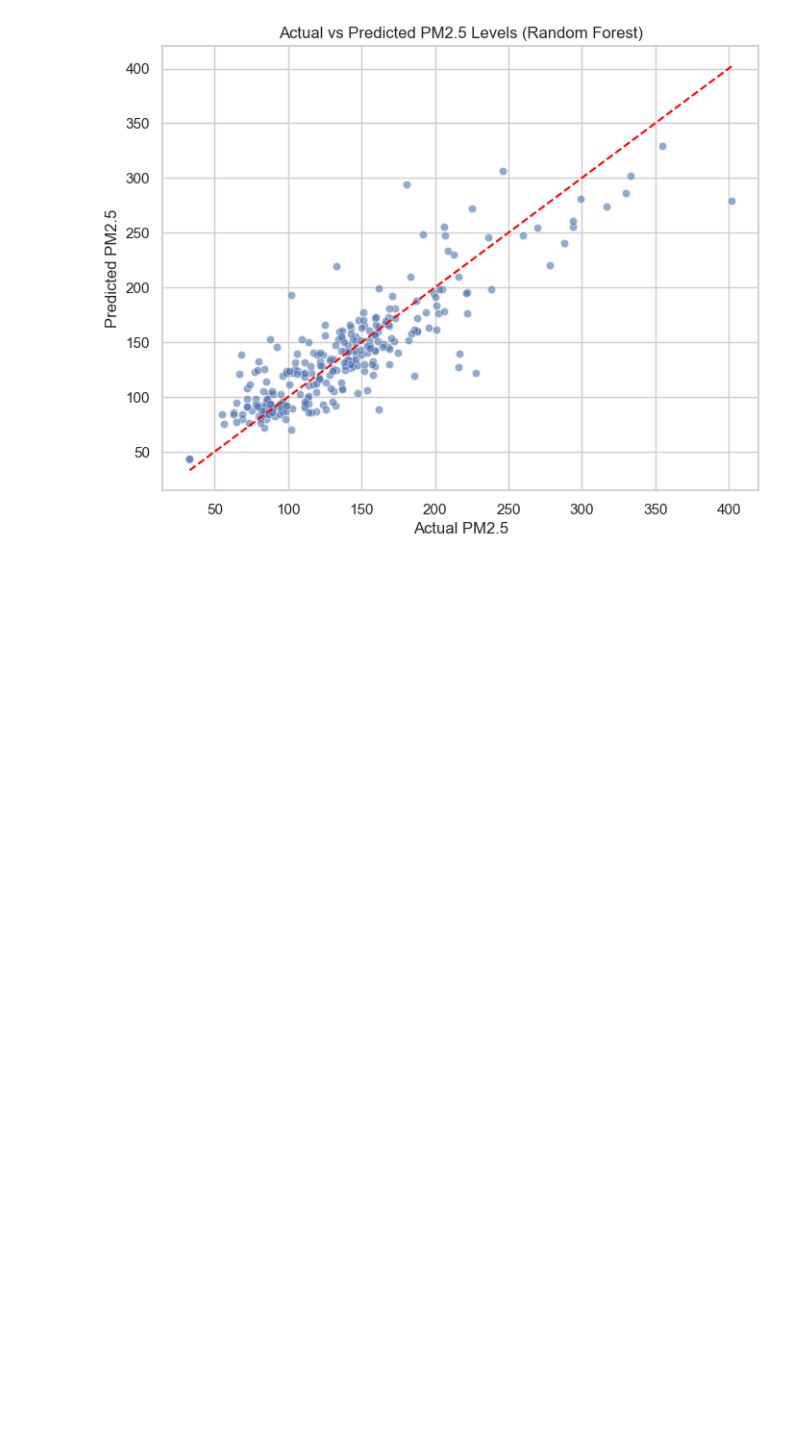
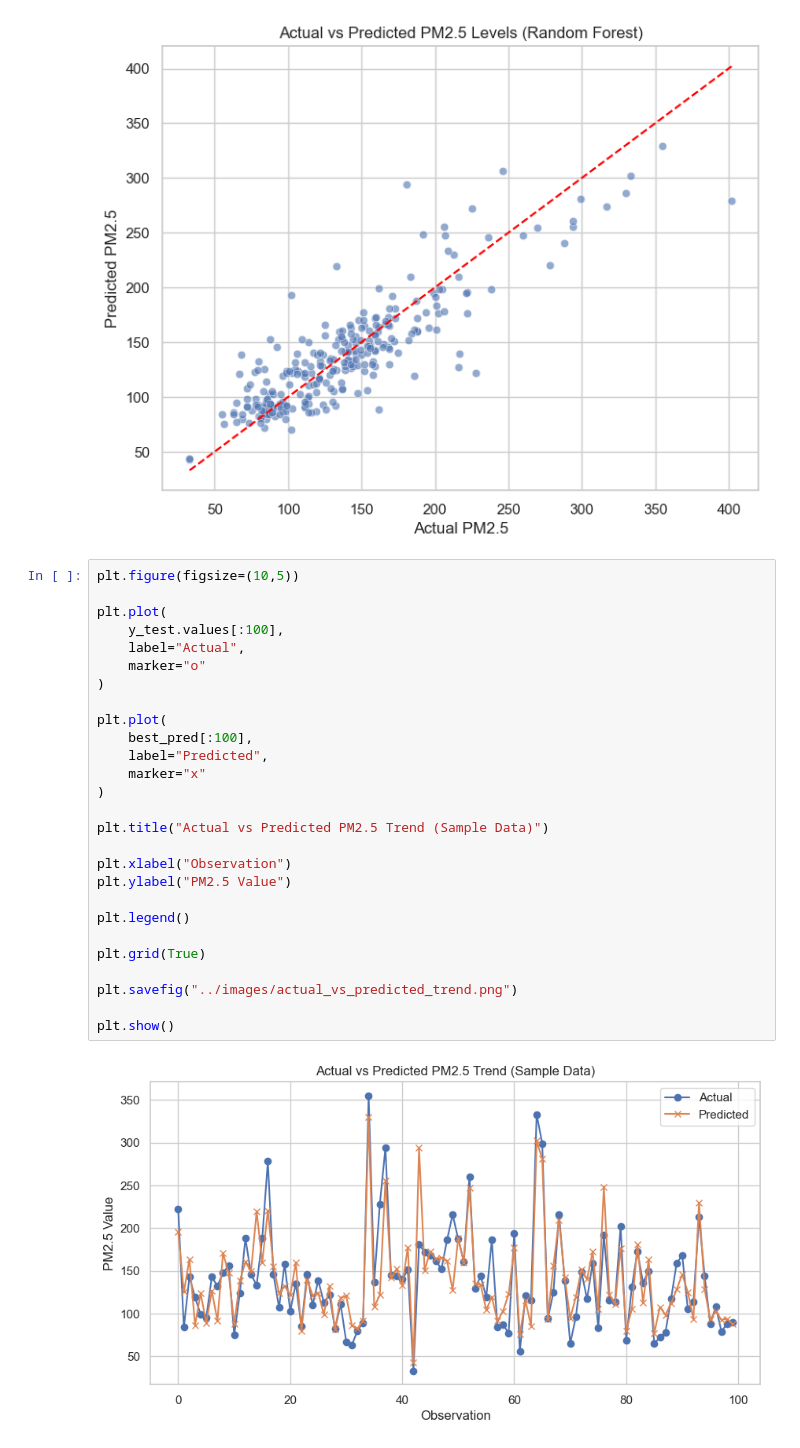
Before and after one commit to Bushra-Baloch/air-quality-prediction-ml-, a Jupyter notebook: air-quality-prediction-ml/notebooks/air_quality_analysis.ipynb, the cells around one changed output. Drawn from its saved outputs; the diff is of its cells as text; blank space fills up the shorter version.

Commit message:
Added actual vs predicted visualization for Random Forest model

```diff
--- a/air-quality-prediction-ml/notebooks/air_quality_analysis.ipynb
+++ b/air-quality-prediction-ml/notebooks/air_quality_analysis.ipynb
@@ -1192,3 +1192,32 @@ plt.savefig("../images/actual_vs_predicted.png")
 plt.show()
 # %% [output]
 [figure]
+# %%
+plt.figure(figsize=(10,5))
+
+plt.plot(
+    y_test.values[:100],
+    label="Actual",
+    marker="o"
+)
+
+plt.plot(
+    best_pred[:100],
+    label="Predicted",
+    marker="x"
+)
+
+plt.title("Actual vs Predicted PM2.5 Trend (Sample Data)")
+
+plt.xlabel("Observation")
+plt.ylabel("PM2.5 Value")
+
+plt.legend()
+
+plt.grid(True)
+
+plt.savefig("../images/actual_vs_predicted_trend.png")
+
+plt.show()
+# %% [output]
+[figure, added]
```
Also changed, not shown: 1 other file.
